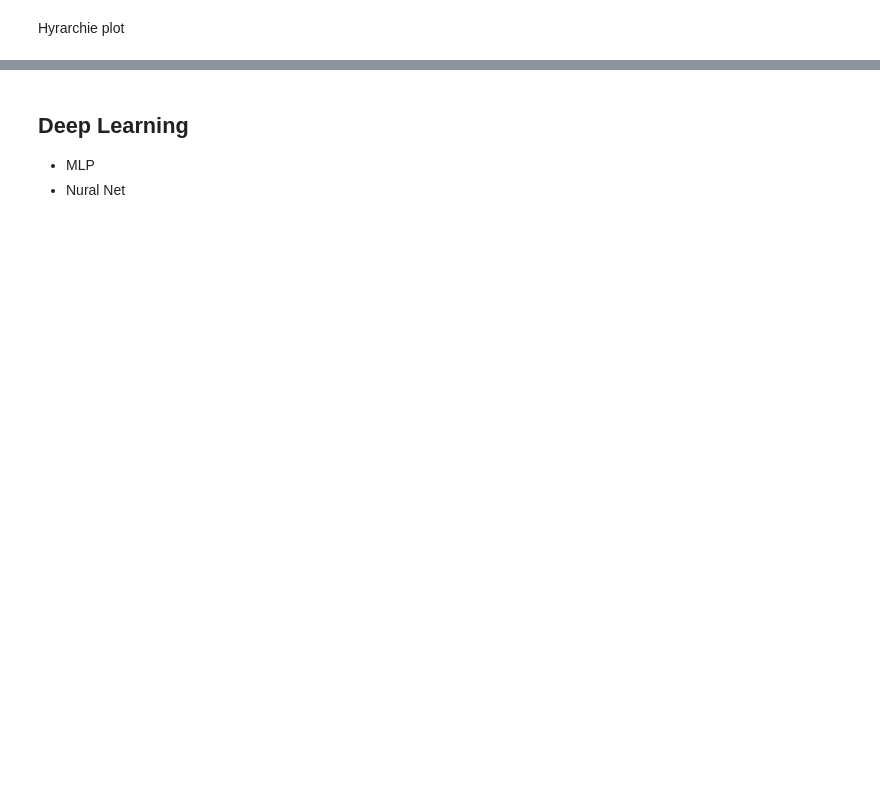
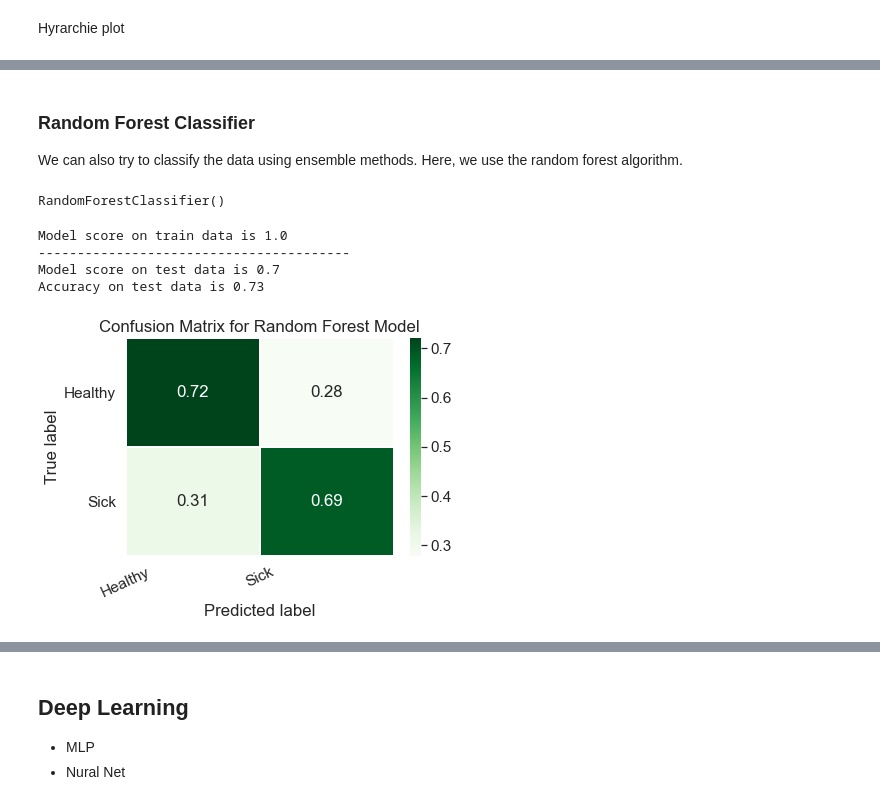
Before and after one commit to makrez/cardio_train, a Jupyter notebook: Cardio.ipynb, the cells around one changed output, grey strips where cells are left out. Cells and saved outputs as stored; diff of their text form; code cells hidden in the pictures; blank space fills up the shorter version.

```diff
--- a/Cardio.ipynb
+++ b/Cardio.ipynb
@@ -1017,0 +1168,25 @@ Hyrarchie plot
+# %% [markdown]
+### Random Forest Classifier
+
+We can also try to classify the data using ensemble methods. Here, we use the random forest algorithm.
+# %%
+from random import Random
+from sklearn.ensemble import RandomForestClassifier
+
+forest = RandomForestClassifier(n_estimators=100)
+forest.fit(X_train, y_train)
+# %% [output]
+RandomForestClassifier()
+# %%
+y_pred_test = forest.predict(X_test)
+plot_confusion_matrix(y_test,y_pred_test, "Random Forest")
+print(f"Model score on train data is {np.round(forest.score(X_train, y_train), decimals=2)}")
+print("----------------------------------------")
+print(f"Model score on test data is {np.round(forest.score(X_test, y_test), decimals=2)}")
+print(f'Accuracy on test data is {np.round(score, decimals=2)}')
+# %% [output]
+Model score on train data is 1.0
+----------------------------------------
+Model score on test data is 0.7
+Accuracy on test data is 0.73
+[figure, added]
```
Also changed, not shown: parts of 29 cells of this notebook.
